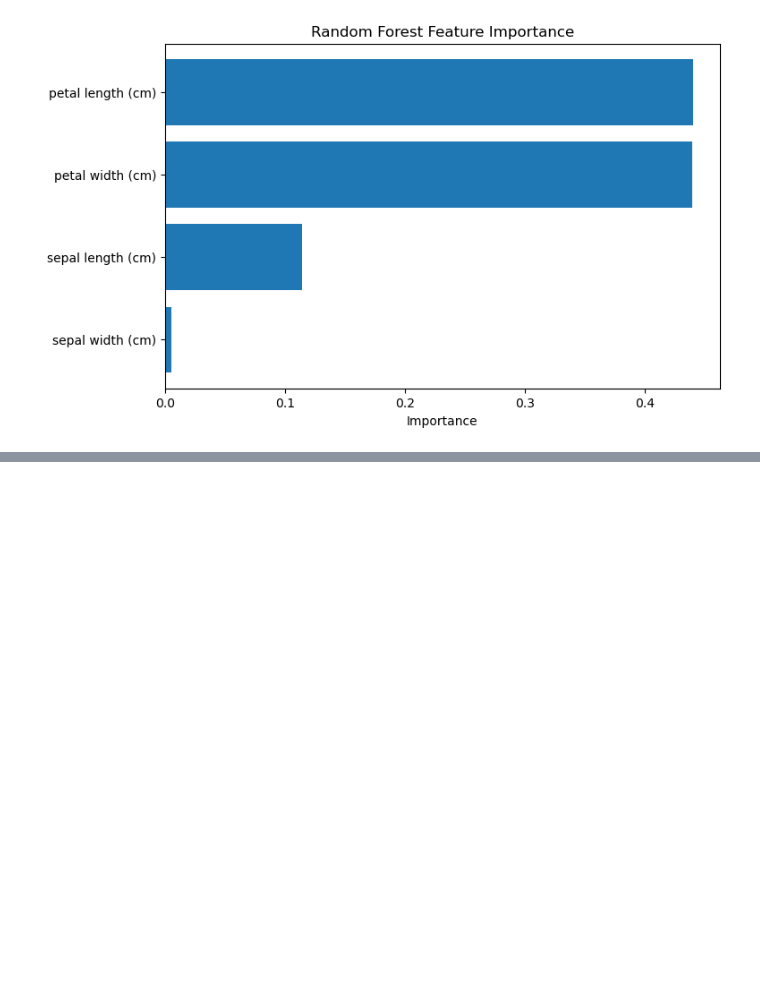
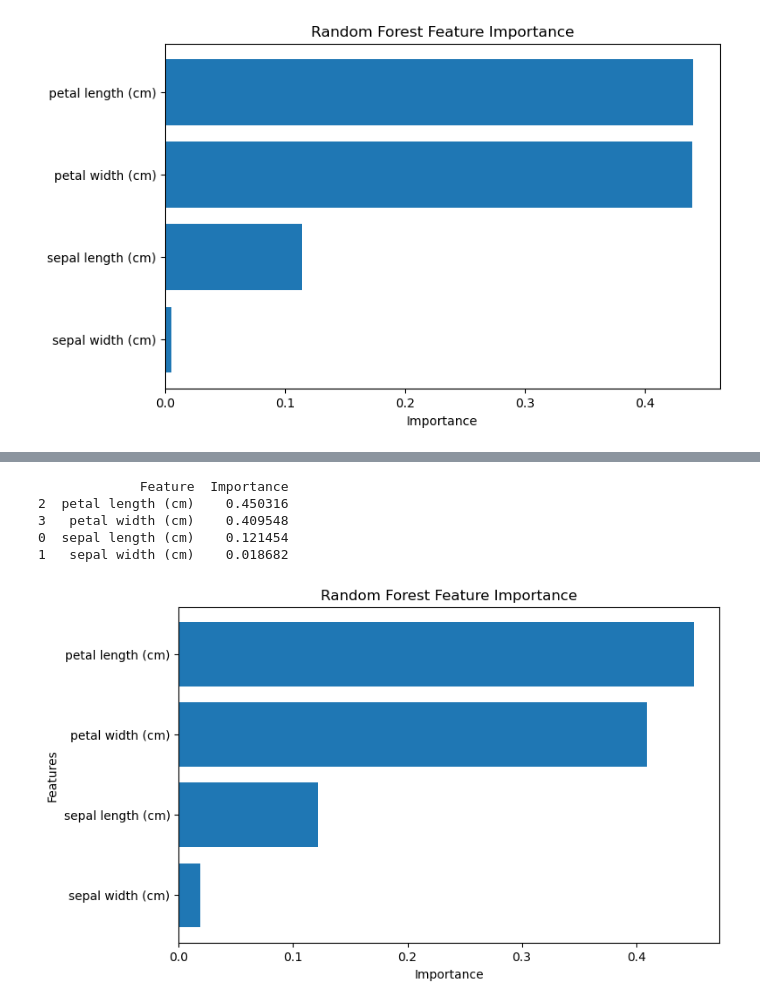
Before and after one commit to Imteyaz-428/MachineLearning, a Jupyter notebook: random forest.ipynb, the cells around one changed output, grey strips where cells are left out. Cells and saved outputs as stored; diff of their text form; code cells hidden in the pictures; blank space fills up the shorter version.

```diff
--- a/random forest.ipynb
+++ b/random forest.ipynb
@@ -87,0 +208,37 @@ weighted avg       0.97      0.97      0.97        30
+# %%
+# Random Forest Feature Importance
+# Identify and visualize the most important input features.
+
+importance = model.feature_importances_
+
+feature_df = pd.DataFrame({
+    "Feature": iris.feature_names,
+    "Importance": importance
+})
+
+feature_df = feature_df.sort_values(
+    by="Importance",
+    ascending=False
+)
+
+print(feature_df)
+
+plt.figure(figsize=(8, 5))
+
+plt.barh(
+    feature_df["Feature"],
+    feature_df["Importance"]
+)
+
+plt.xlabel("Importance")
+plt.ylabel("Features")
+plt.title("Random Forest Feature Importance")
+plt.gca().invert_yaxis()
+plt.show()
+# %% [output]
+             Feature  Importance
+2  petal length (cm)    0.450316
+3   petal width (cm)    0.409548
+0  sepal length (cm)    0.121454
+1   sepal width (cm)    0.018682
+[figure, added]
```
Also changed, not shown: parts of 12 cells of this notebook, 2 other files.
